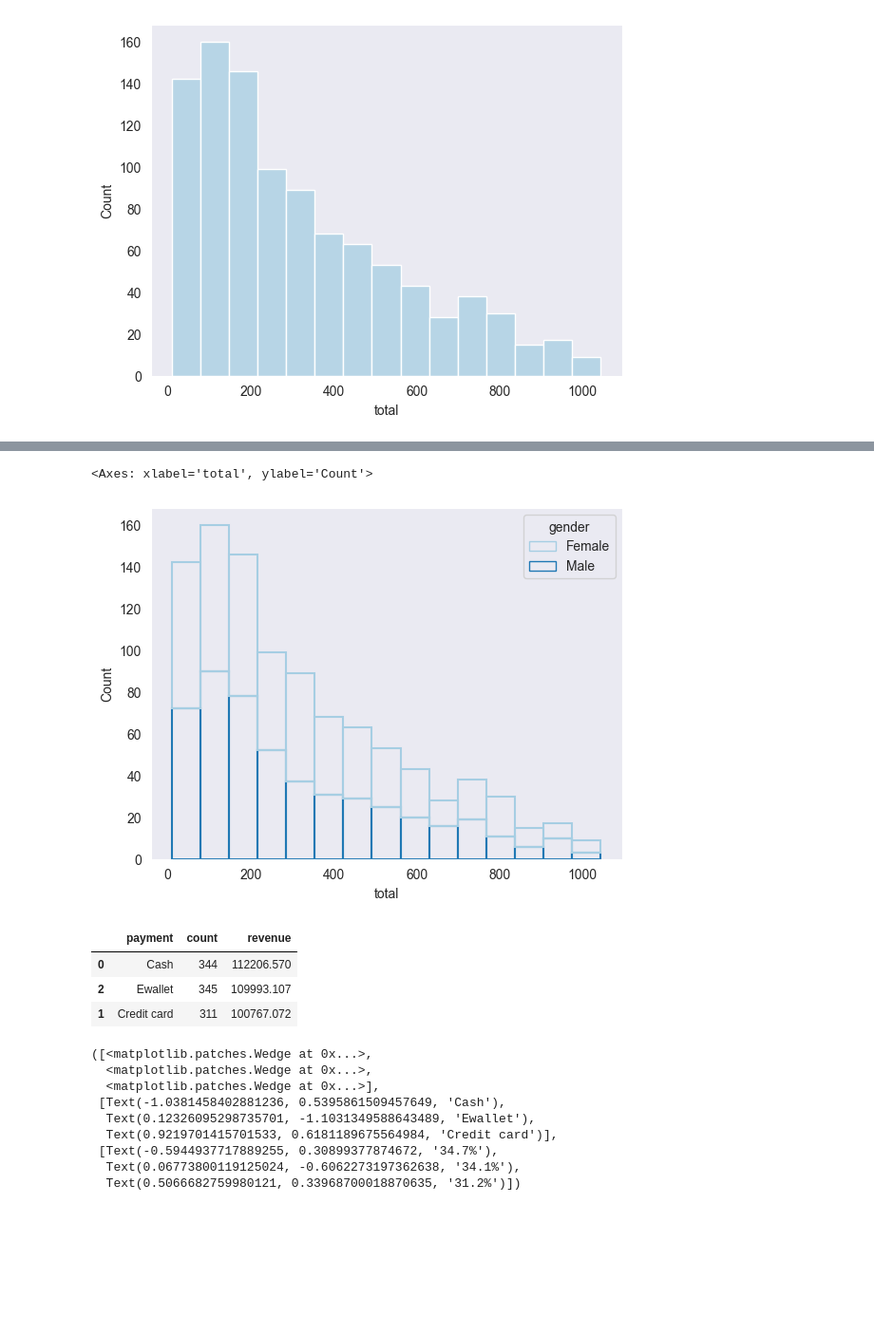
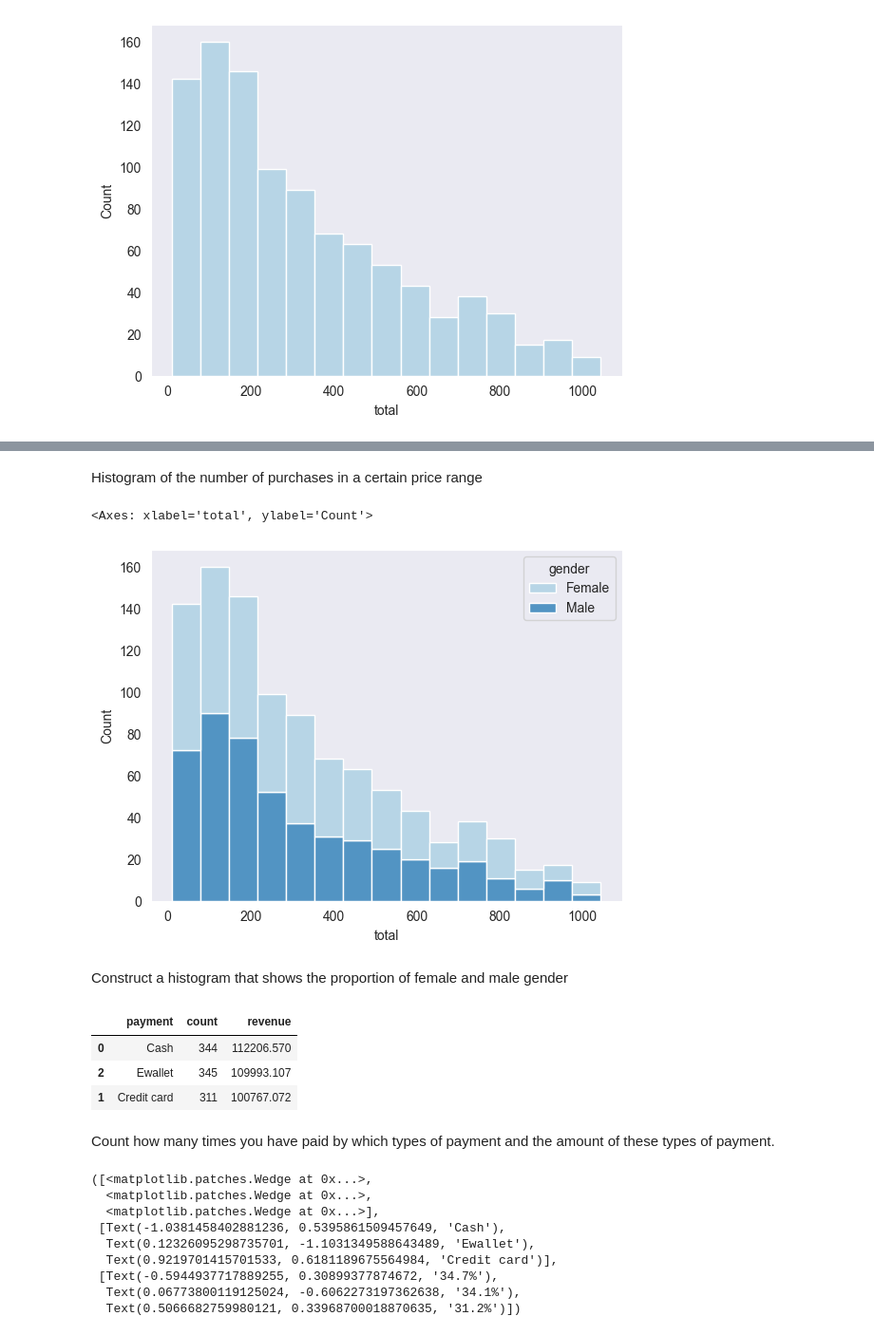
Before and after one commit to vnaumq/supermarket_sales, a Jupyter notebook: supermarket_sales.ipynb, the cells around one changed output, grey strips where cells are left out. Shown at 95% size. Saved outputs shown, nothing was run; the diff lists cells and outputs as text; code cells hidden in the pictures; blank space fills up the shorter version.

```diff
--- a/supermarket_sales.ipynb
+++ b/supermarket_sales.ipynb
@@ -245,6 +307,10 @@ df1.describe()
+# %% [markdown]
+Histogram of the number of purchases in a certain price range
 # %%
-sns.histplot(df1, x= 'total',  hue="gender",multiple='stack',fill = False)
+sns.histplot(df1, x= 'total',  hue="gender",multiple='stack')
 # %% [output]
 <Axes: xlabel='total', ylabel='Count'>
-[figure, old version]
+[figure, new version]
+# %% [markdown]
+Construct a histogram that shows the proportion of female and male gender
 # %%
@@ -255,6 +325,8 @@ payment
 | 0 | Cash | 344 | 112206.570 |
 | 2 | Ewallet | 345 | 109993.107 |
 | 1 | Credit card | 311 | 100767.072 |
+# %% [markdown]
+Count how many times you have paid by which types of payment and the amount of these types of payment.
 # %%
 fig, ax = plt.subplots()
 expold = (0.07, 0.01, 0.01)
```
Also changed, not shown: parts of 52 cells of this notebook.
